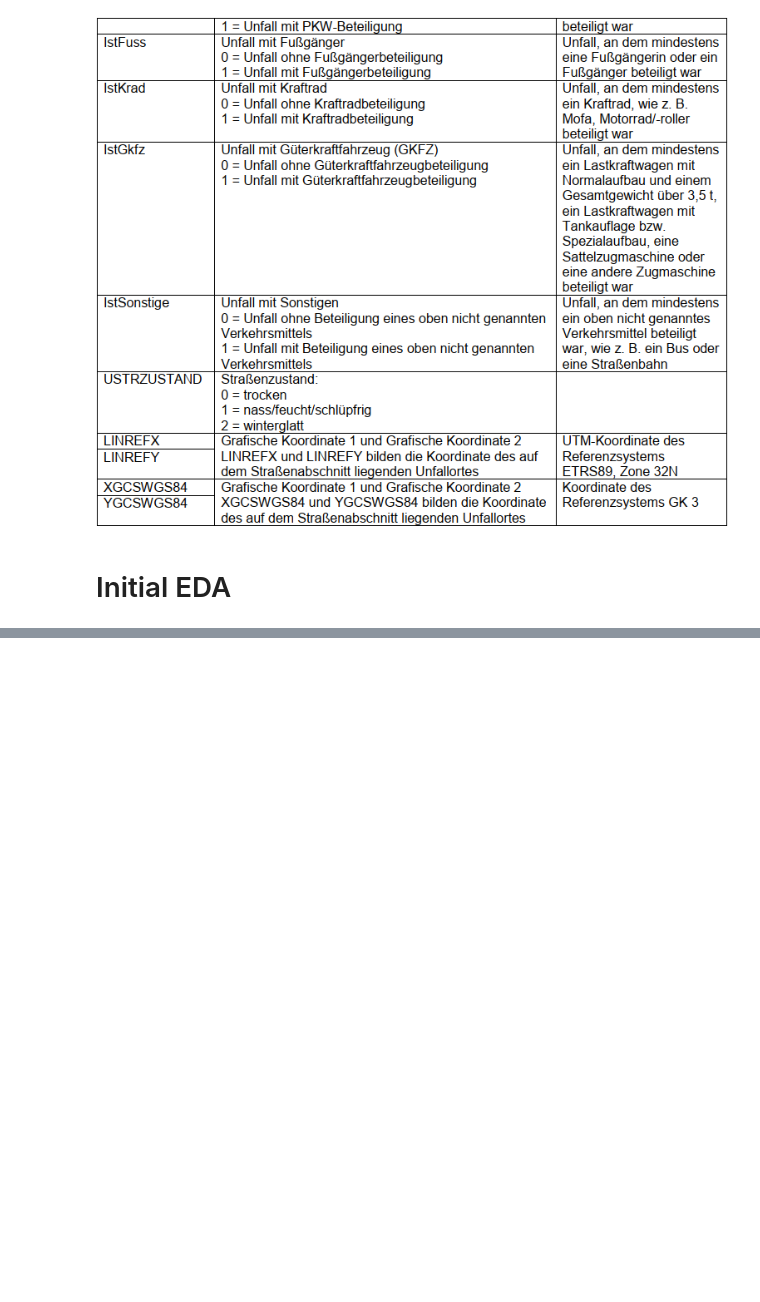
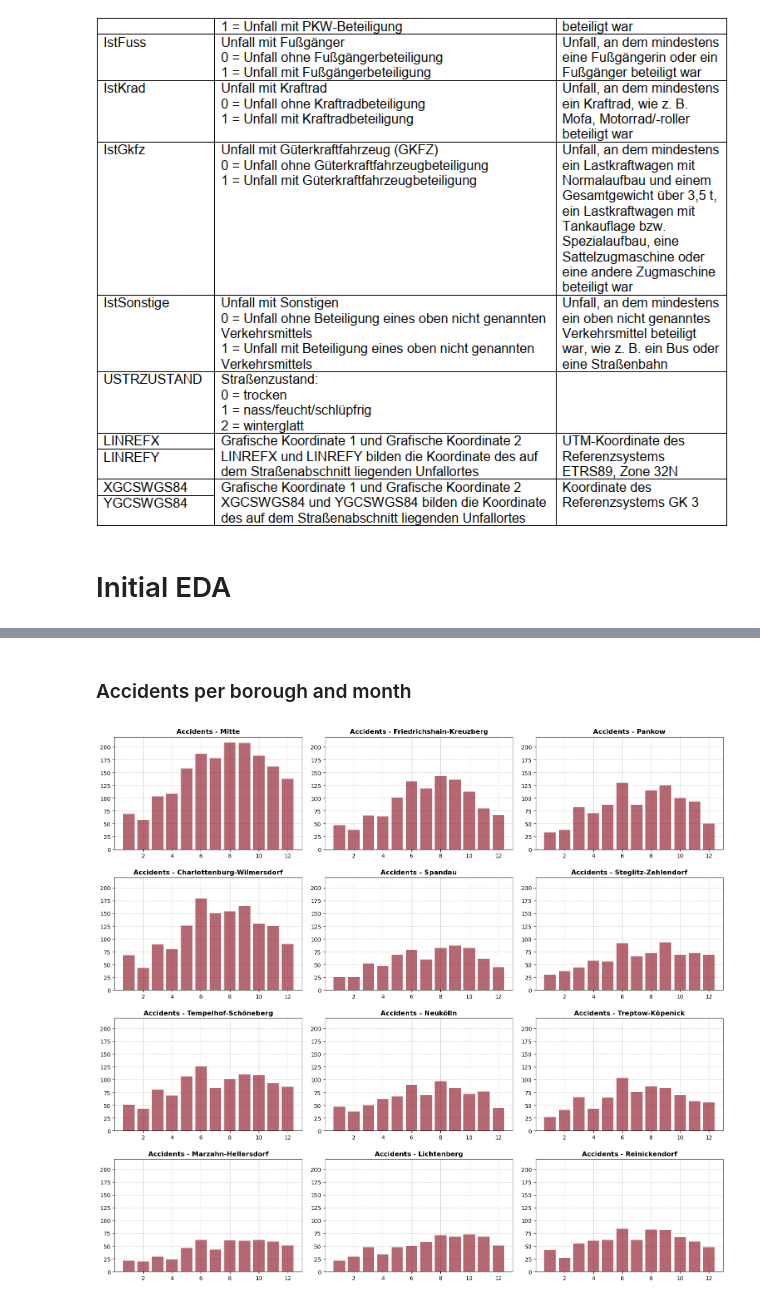
Before and after one commit to pkuestions/DA_Final_Project, a Jupyter notebook: _Berlin/01_EDA_Strassenverkehrsunfaelle.ipynb, the cells around one changed output, grey strips where cells are left out. Cells and saved outputs as stored; diff of their text form; code cells hidden in the pictures; blank space fills up the shorter version.

```diff
--- a/_Berlin/01_EDA_Strassenverkehrsunfaelle.ipynb
+++ b/_Berlin/01_EDA_Strassenverkehrsunfaelle.ipynb
@@ -78,0 +374,24 @@ plt.show()
+# %% [markdown]
+### Accidents per borough and month
+# %%
+rows = 4
+cols = 3
+plot_coords = [(row,col) for row in range(rows) for col in range(cols)]
+
+fig, ax = plt.subplots(rows, cols,figsize = (16,14))
+fig.tight_layout(h_pad = 3)
+
+for p in range(rows*cols):
+    # Customer Lifetime Value
+
+    df_borough = data21[data21["bez"]==p+1]
+    accidents_per_month = [len(df_borough[df_borough["umonat"]==monat]) for monat in month_number_list]
+
+    ax[plot_coords[p]].set_title(f"Accidents - {borough_list[p]}", size=12, weight="bold")
+    ax[plot_coords[p]].grid(color="k", alpha=0.2, ls="--")
+    ax[plot_coords[p]].bar(month_number_list, accidents_per_month, zorder=3, color="#860315", alpha=0.6)
+    ax[plot_coords[p]].set_ylim([0,220])
+
+plt.show()
+# %% [output]
+[figure, added]
```
Also changed, not shown: parts of 30 cells of this notebook, 2 other files.
